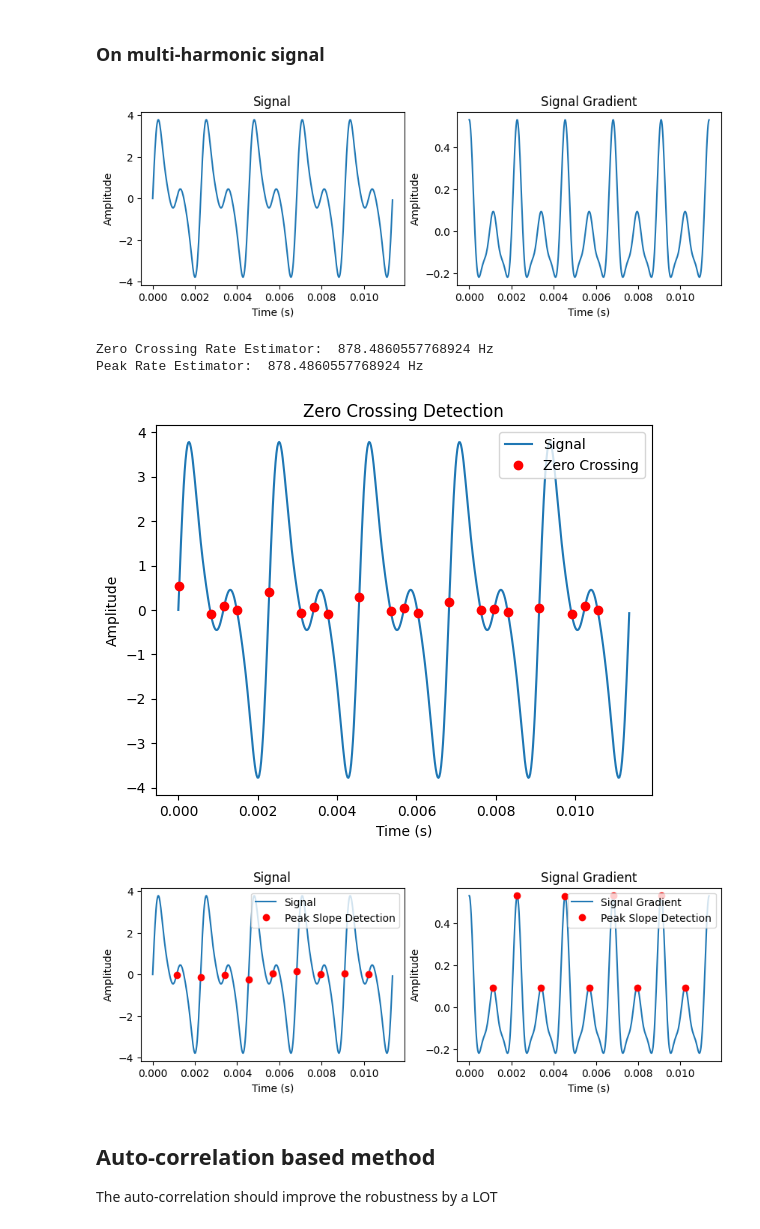
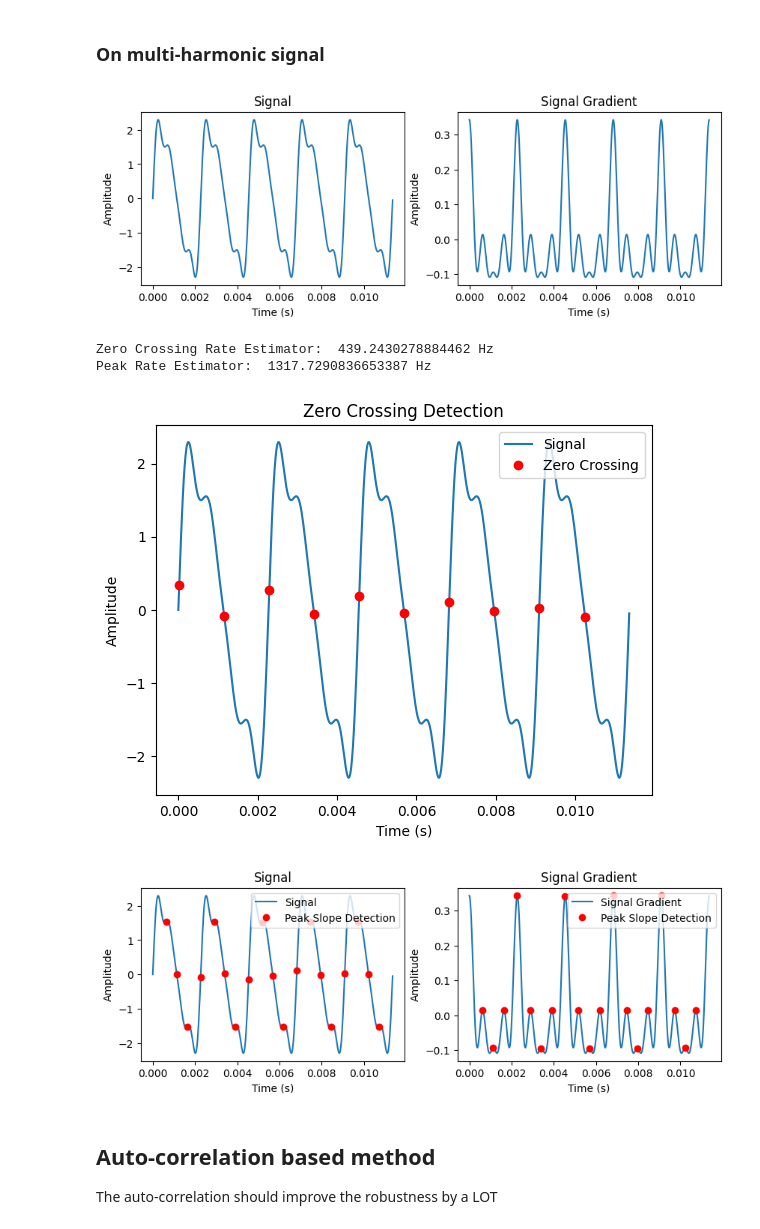
Before and after one commit to nathan-rousselot/pyautotune, a Jupyter notebook: notebooks/pitch_detection_lab.ipynb, the cells around one changed output. Saved outputs shown, nothing was run; the diff lists cells and outputs as text; code cells hidden in the pictures.

```diff
--- a/notebooks/pitch_detection_lab.ipynb
+++ b/notebooks/pitch_detection_lab.ipynb
@@ -51,27 +51,27 @@ visualize_signal(signal, fs, pr_slope_arr=pr_slope_arr)
 # %%
 fs = 44100
 f0 = 440
 f1 = 880
 f2 = 1320
 f3 = 1760
 A = 2
-A1 = 2
+A1 = 0.5
 A2 = 0.5
 A3 = 0.25
 A4 = 0.125
 nb_of_periods = 5
 
 K = 0
 
 s0 = generate_signal(fs=fs, f0=f0, number_of_periods=nb_of_periods)
 s1 = generate_signal(fs=fs, f0=f1, number_of_periods=nb_of_periods, duration=nb_of_periods/f0)
 s2 = generate_signal(fs=fs, f0=f2, number_of_periods=nb_of_periods, duration=nb_of_periods/f0)
 s3 = generate_signal(fs=fs, f0=f3, number_of_periods=nb_of_periods, duration=nb_of_periods/f0)
 s = A*s0 + A1*s1 + A2*s2 + A3*s3 + K
 
 visualize_signal(s, fs)
 # %% [output]
-[figure, old version]
+[figure, new version]
 # %%
 zrc, zrc_arr = zero_crossing_rate(s)
 pr, pr_arr = peak_rate(s)
@@ -81,16 +81,16 @@ pr_slope, pr_slope_arr = slope_event_rate(s, mode="pr")
 print("Zero Crossing Rate Estimator: ", zrc_to_hz(zrc, fs, len(s)), "Hz")
 print("Peak Rate Estimator: ", pr_to_hz(pr, fs, len(s)), "Hz")
 # %% [output]
-Zero Crossing Rate Estimator:  878.4860557768924 Hz
-Peak Rate Estimator:  878.4860557768924 Hz
+Zero Crossing Rate Estimator:  439.2430278884462 Hz
+Peak Rate Estimator:  1317.7290836653387 Hz
 # %%
 visualize_signal(s, fs, zrc_arr=zrc_arr)
 # %% [output]
-[figure, old version]
+[figure, new version]
 # %%
 visualize_signal(s, fs, pr_slope_arr=pr_slope_arr)
 # %% [output]
-[figure, old version]
+[figure, new version]
 # %% [markdown]
 ## Auto-correlation based method
 
```
Also changed, not shown: parts of 9 cells of this notebook, 11 other files.
